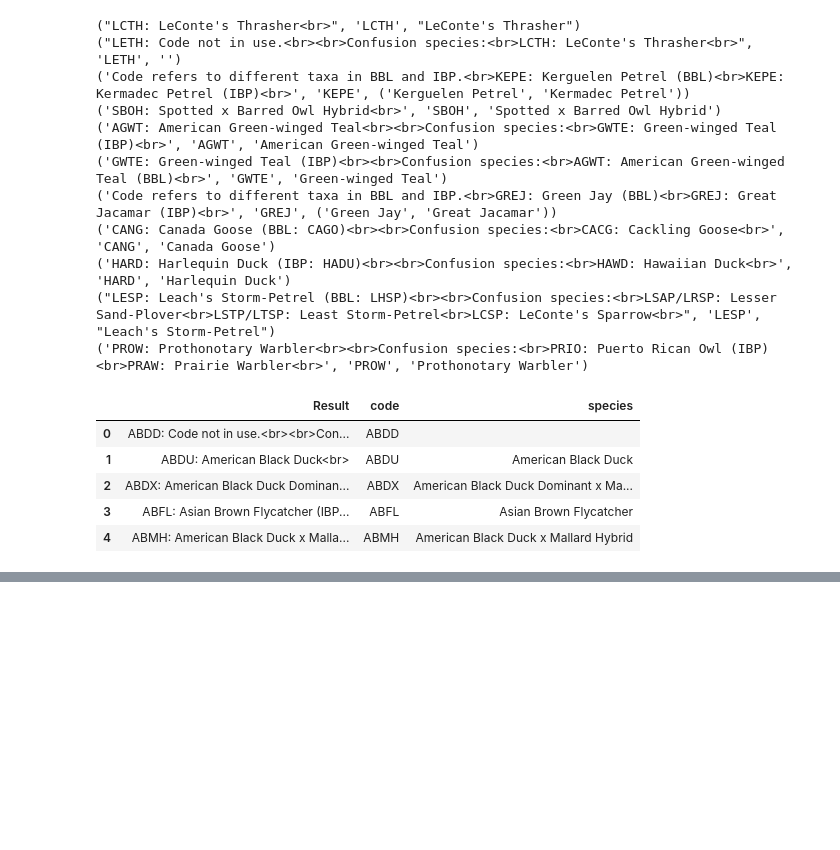
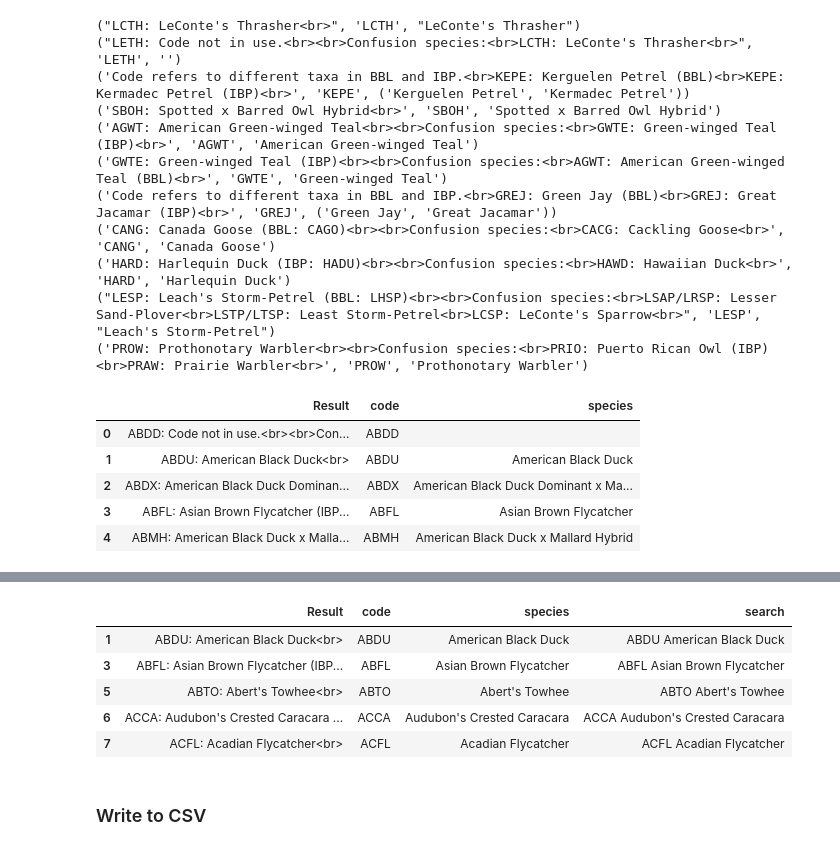
Before and after one commit to rhine3/goldeneye, a Jupyter notebook: src/alpha-code-prep.ipynb, the cells around one changed output, grey strips where cells are left out. Cells and saved outputs as stored; diff of their text form; code cells hidden in the pictures; blank space fills up the shorter version.

```diff
--- a/src/alpha-code-prep.ipynb
+++ b/src/alpha-code-prep.ipynb
@@ -654 +686,12 @@ df = df[~df['Result'].str.lower().str.contains("hybrid", na=False)]
+# %%
+df.head()
+# %% [output]
+|  | Result | code | species | search |
+| 1 | ABDU: American Black Duck<br> | ABDU | American Black Duck | ABDU American Black Duck |
+| 3 | ABFL: Asian Brown Flycatcher (IBP... | ABFL | Asian Brown Flycatcher | ABFL Asian Brown Flycatcher |
+| 5 | ABTO: Abert's Towhee<br> | ABTO | Abert's Towhee | ABTO Abert's Towhee |
+| 6 | ACCA: Audubon's Crested Caracara ... | ACCA | Audubon's Crested Caracara | ACCA Audubon's Crested Caracara |
+| 7 | ACFL: Acadian Flycatcher<br> | ACFL | Acadian Flycatcher | ACFL Acadian Flycatcher |
+# %% [markdown]
+### Write to CSV
 # %%
```
Also changed, not shown: parts of 13 cells of this notebook, 1 other file.
